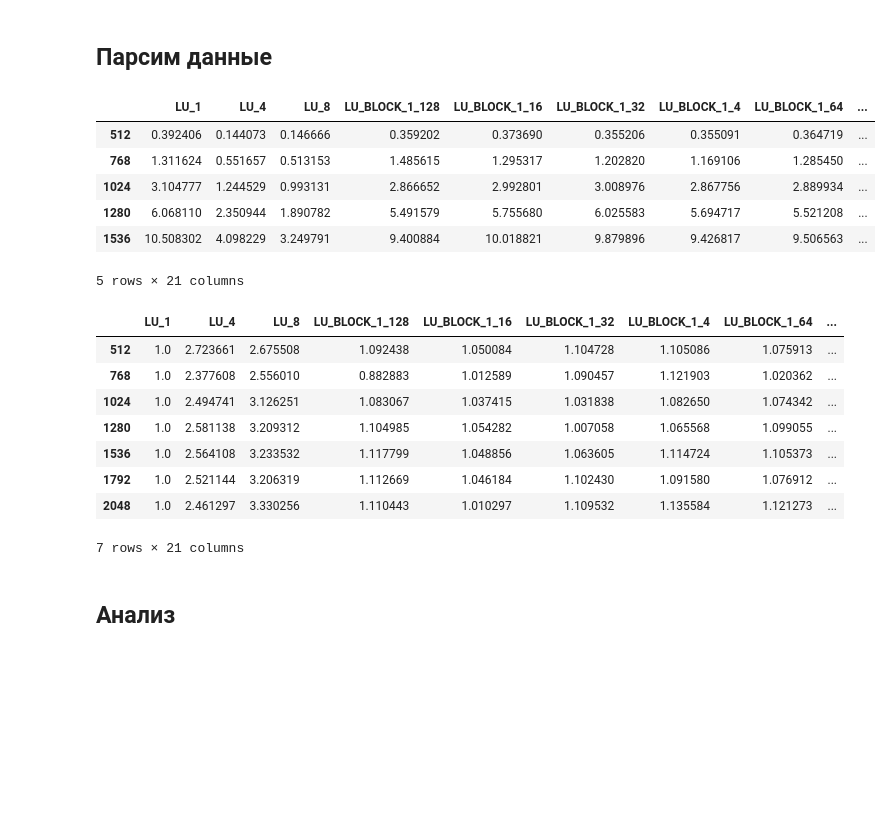
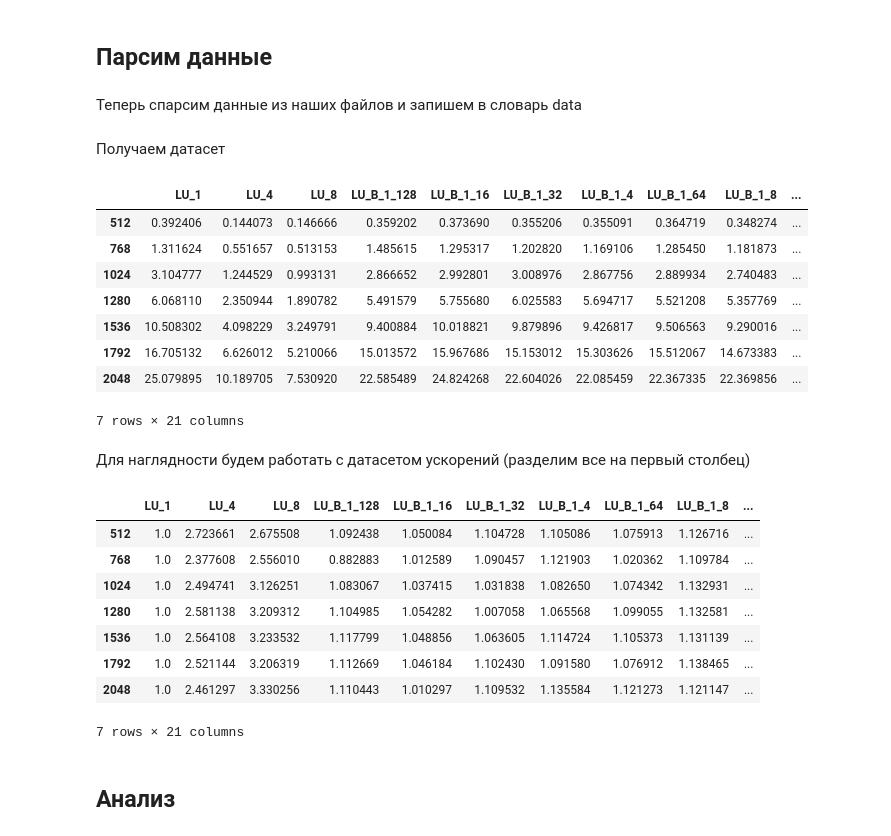
Before and after one commit to fpleasure/parallel_computings, a Jupyter notebook: src/LU_decomposition/processing/main.ipynb, the cells around one changed output. Cells and saved outputs as stored; diff of their text form; code cells hidden in the pictures; blank space fills up the shorter version.

```diff
--- a/src/LU_decomposition/processing/main.ipynb
+++ b/src/LU_decomposition/processing/main.ipynb
@@ -26,42 +25,57 @@ lu_block_names_tuple = (lu_block_names_1, lu_block_names_4, lu_block_names_8)
 # %%
 def get_content_from_file(filename: str):
+    """Возвращает данные из файла
+
+    Args:
+        filename (str): имя файла
+
+    Returns:
+        _type_: _str_
+    """
     content = None
     with open(filename, "r") as file:
         content = file.read()
     return content
+# %% [markdown]
+Теперь спарсим данные из наших файлов и запишем в словарь data
 # %%
 data = dict()
 
-for lu_name in lu_names:
-	data[f"LU_{lu_name[1]}"] = get_content_from_file(PATH_TO_RESULTS + lu_name).split()
+for name in lu_names:
+	data[f"LU_{name[1]}"] = get_content_from_file(PATH_TO_RESULTS + name).split()
 
-for lu_names in lu_block_names_tuple:
-	for lu_name in lu_names:
-		data[f"LU_BLOCK_{lu_name[1]}_{lu_name[3:][:-12]}"] = get_content_from_file(PATH_TO_RESULTS + lu_name).split()
+for name in lu_block_names:
+	data[f"LU_B_{name[1]}_{name[3:-12]}"] = get_content_from_file(PATH_TO_RESULTS + name).split()
+# %% [markdown]
+Получаем датасет
 # %%
 df = pd.DataFrame(data, index=matrix_sizes)
 df = df.apply(pd.to_numeric, errors='coerce')
-df.head()
+df
 # %% [output]
-|  | LU_1 | LU_4 | LU_8 | LU_BLOCK_1_128 | LU_BLOCK_1_16 | LU_BLOCK_1_32 | LU_BLOCK_1_4 | LU_BLOCK_1_64 | ... |
-| 512 | 0.392406 | 0.144073 | 0.146666 | 0.359202 | 0.373690 | 0.355206 | 0.355091 | 0.364719 | ... |
-| 768 | 1.311624 | 0.551657 | 0.513153 | 1.485615 | 1.295317 | 1.202820 | 1.169106 | 1.285450 | ... |
-| 1024 | 3.104777 | 1.244529 | 0.993131 | 2.866652 | 2.992801 | 3.008976 | 2.867756 | 2.889934 | ... |
-| 1280 | 6.068110 | 2.350944 | 1.890782 | 5.491579 | 5.755680 | 6.025583 | 5.694717 | 5.521208 | ... |
-| 1536 | 10.508302 | 4.098229 | 3.249791 | 9.400884 | 10.018821 | 9.879896 | 9.426817 | 9.506563 | ... |
+|  | LU_1 | LU_4 | LU_8 | LU_B_1_128 | LU_B_1_16 | LU_B_1_32 | LU_B_1_4 | LU_B_1_64 | LU_B_1_8 | ... |
+| 512 | 0.392406 | 0.144073 | 0.146666 | 0.359202 | 0.373690 | 0.355206 | 0.355091 | 0.364719 | 0.348274 | ... |
+| 768 | 1.311624 | 0.551657 | 0.513153 | 1.485615 | 1.295317 | 1.202820 | 1.169106 | 1.285450 | 1.181873 | ... |
+| 1024 | 3.104777 | 1.244529 | 0.993131 | 2.866652 | 2.992801 | 3.008976 | 2.867756 | 2.889934 | 2.740483 | ... |
+| 1280 | 6.068110 | 2.350944 | 1.890782 | 5.491579 | 5.755680 | 6.025583 | 5.694717 | 5.521208 | 5.357769 | ... |
+| 1536 | 10.508302 | 4.098229 | 3.249791 | 9.400884 | 10.018821 | 9.879896 | 9.426817 | 9.506563 | 9.290016 | ... |
+| 1792 | 16.705132 | 6.626012 | 5.210066 | 15.013572 | 15.967686 | 15.153012 | 15.303626 | 15.512067 | 14.673383 | ... |
+| 2048 | 25.079895 | 10.189705 | 7.530920 | 22.585489 | 24.824268 | 22.604026 | 22.085459 | 22.367335 | 22.369856 | ... |
-5 rows × 21 columns
+7 rows × 21 columns
+# %% [markdown]
+Для наглядности будем работать с датасетом ускорений (разделим все на первый столбец)
 # %%
 df_boost = (df ** -1).mul(df["LU_1"], axis=0)
 df_boost
 # %% [output]
-|  | LU_1 | LU_4 | LU_8 | LU_BLOCK_1_128 | LU_BLOCK_1_16 | LU_BLOCK_1_32 | LU_BLOCK_1_4 | LU_BLOCK_1_64 | ... |
-| 512 | 1.0 | 2.723661 | 2.675508 | 1.092438 | 1.050084 | 1.104728 | 1.105086 | 1.075913 | ... |
-| 768 | 1.0 | 2.377608 | 2.556010 | 0.882883 | 1.012589 | 1.090457 | 1.121903 | 1.020362 | ... |
-| 1024 | 1.0 | 2.494741 | 3.126251 | 1.083067 | 1.037415 | 1.031838 | 1.082650 | 1.074342 | ... |
-| 1280 | 1.0 | 2.581138 | 3.209312 | 1.104985 | 1.054282 | 1.007058 | 1.065568 | 1.099055 | ... |
-| 1536 | 1.0 | 2.564108 | 3.233532 | 1.117799 | 1.048856 | 1.063605 | 1.114724 | 1.105373 | ... |
-| 1792 | 1.0 | 2.521144 | 3.206319 | 1.112669 | 1.046184 | 1.102430 | 1.091580 | 1.076912 | ... |
-| 2048 | 1.0 | 2.461297 | 3.330256 | 1.110443 | 1.010297 | 1.109532 | 1.135584 | 1.121273 | ... |
+|  | LU_1 | LU_4 | LU_8 | LU_B_1_128 | LU_B_1_16 | LU_B_1_32 | LU_B_1_4 | LU_B_1_64 | LU_B_1_8 | ... |
+| 512 | 1.0 | 2.723661 | 2.675508 | 1.092438 | 1.050084 | 1.104728 | 1.105086 | 1.075913 | 1.126716 | ... |
+| 768 | 1.0 | 2.377608 | 2.556010 | 0.882883 | 1.012589 | 1.090457 | 1.121903 | 1.020362 | 1.109784 | ... |
+| 1024 | 1.0 | 2.494741 | 3.126251 | 1.083067 | 1.037415 | 1.031838 | 1.082650 | 1.074342 | 1.132931 | ... |
+| 1280 | 1.0 | 2.581138 | 3.209312 | 1.104985 | 1.054282 | 1.007058 | 1.065568 | 1.099055 | 1.132581 | ... |
+| 1536 | 1.0 | 2.564108 | 3.233532 | 1.117799 | 1.048856 | 1.063605 | 1.114724 | 1.105373 | 1.131139 | ... |
+| 1792 | 1.0 | 2.521144 | 3.206319 | 1.112669 | 1.046184 | 1.102430 | 1.091580 | 1.076912 | 1.138465 | ... |
+| 2048 | 1.0 | 2.461297 | 3.330256 | 1.110443 | 1.010297 | 1.109532 | 1.135584 | 1.121273 | 1.121147 | ... |
 7 rows × 21 columns
 # %% [markdown]
 ## Анализ
```
Also changed, not shown: parts of 17 cells of this notebook.
